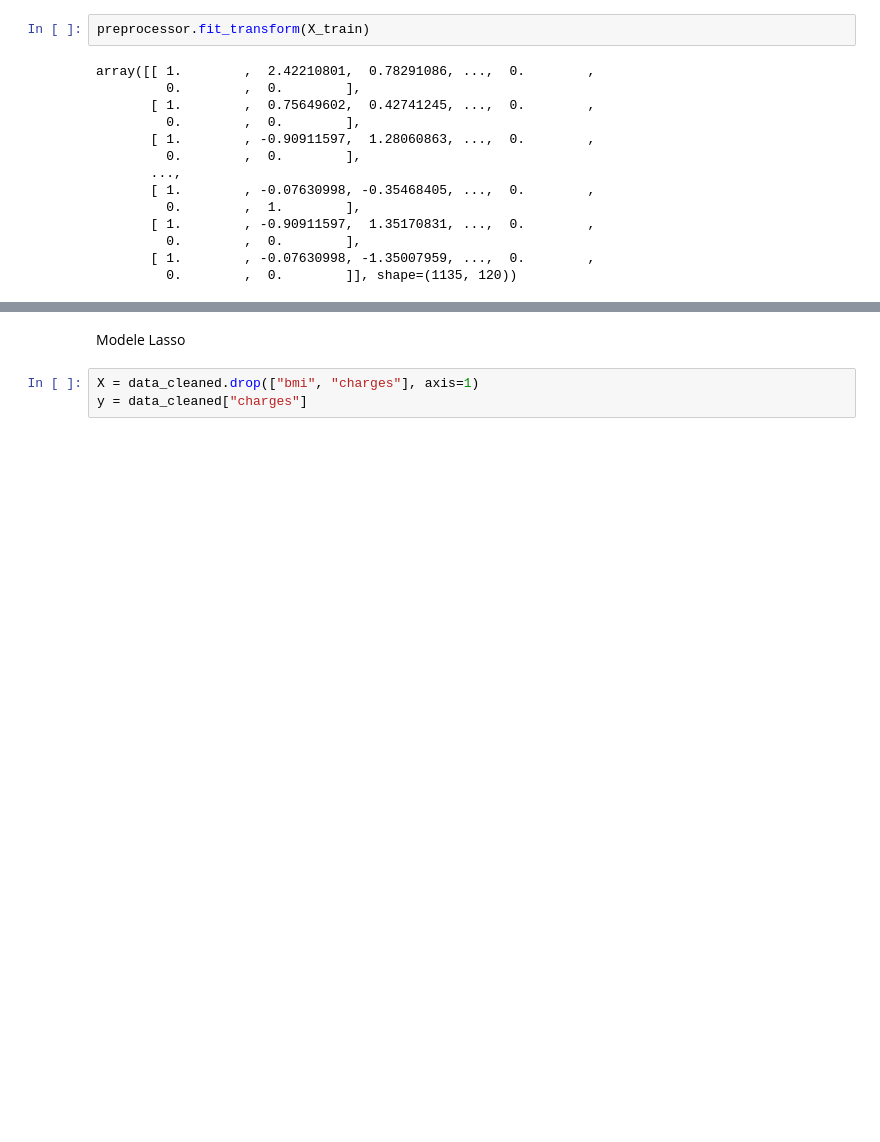
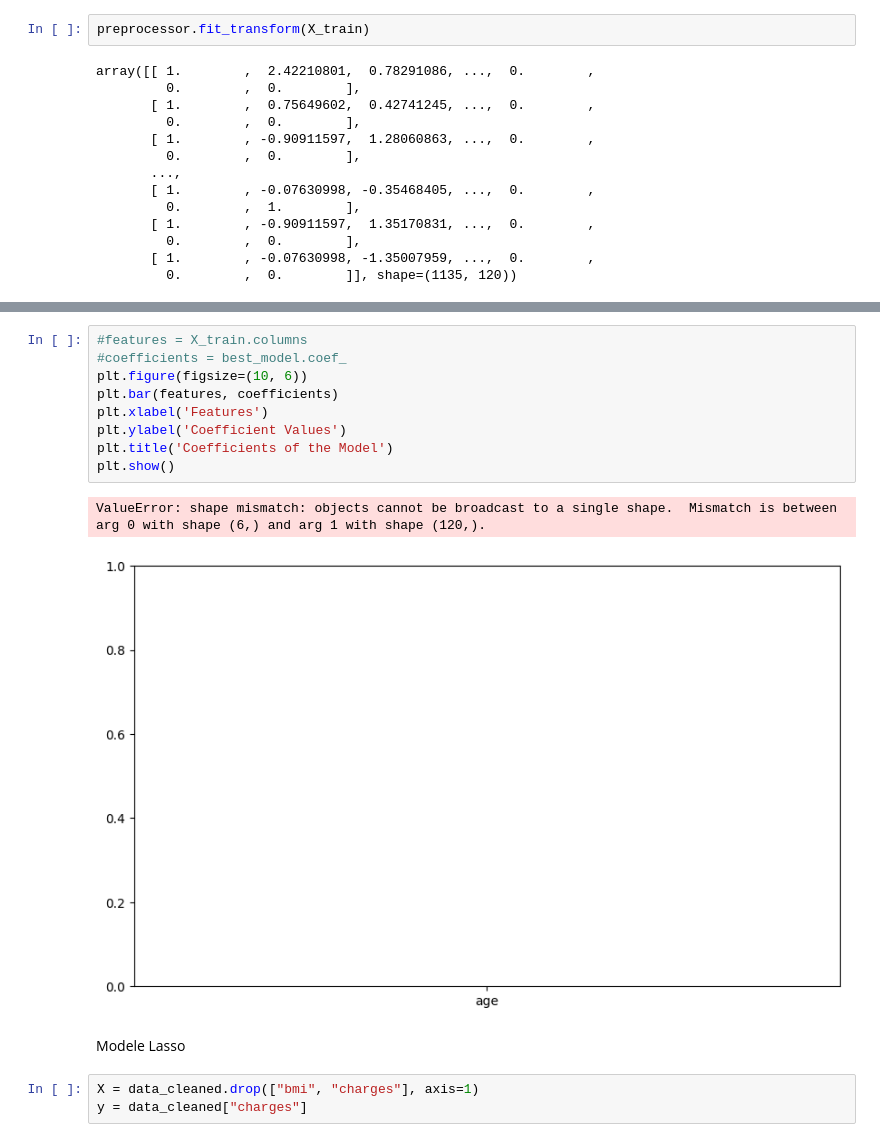
Before and after one commit to gvannesson/Projet_assurance, a Jupyter notebook: modelisation2.ipynb, the cells around one changed output, grey strips where cells are left out. Cells and saved outputs as stored; diff of their text form; blank space fills up the shorter version.

```diff
--- a/modelisation2.ipynb
+++ b/modelisation2.ipynb
@@ -92,3 +98,15 @@ KeyboardInterrupt:
+# %%
+#features = X_train.columns
+#coefficients = best_model.coef_
+plt.figure(figsize=(10, 6))
+plt.bar(features, coefficients)
+plt.xlabel('Features')
+plt.ylabel('Coefficient Values')
+plt.title('Coefficients of the Model')
+plt.show()
+# %% [output]
+ValueError: shape mismatch: objects cannot be broadcast to a single shape.  Mismatch is between arg 0 with shape (6,) and arg 1 with shape (120,).
+[figure, added]
 # %% [markdown]
 Modele Lasso
 # %%
```
Also changed, not shown: parts of 19 cells of this notebook, 4 other files.
